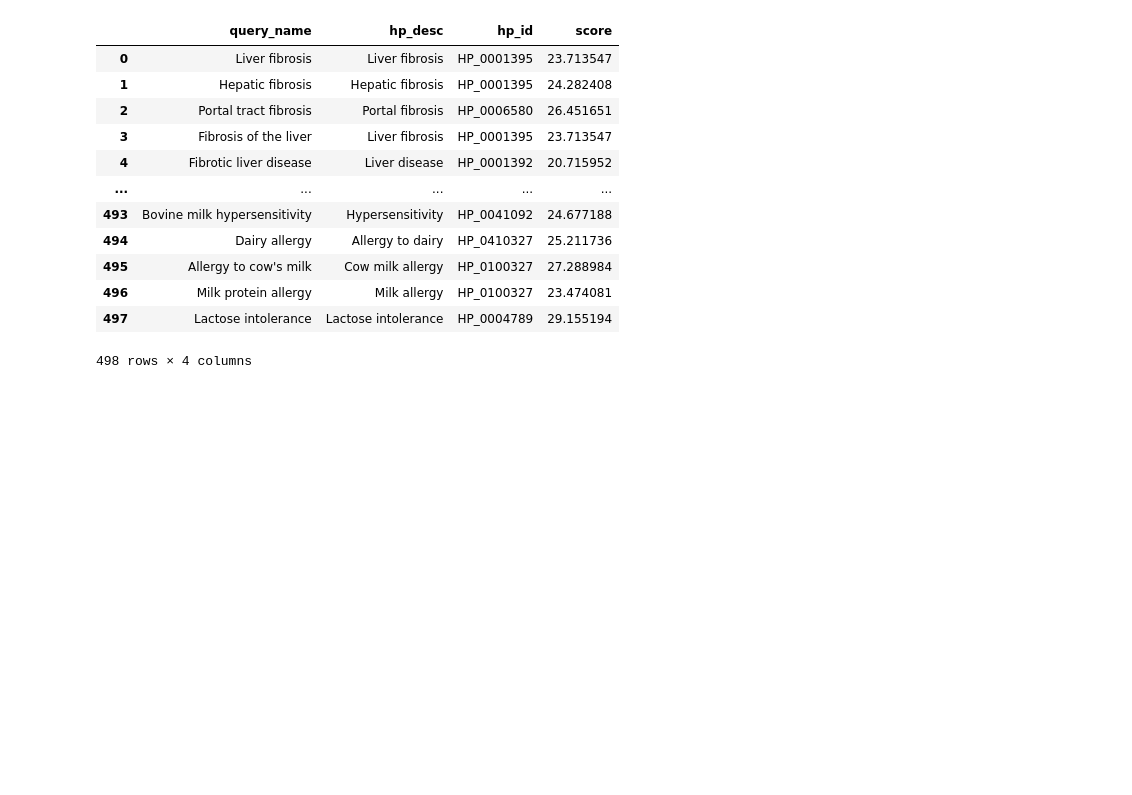
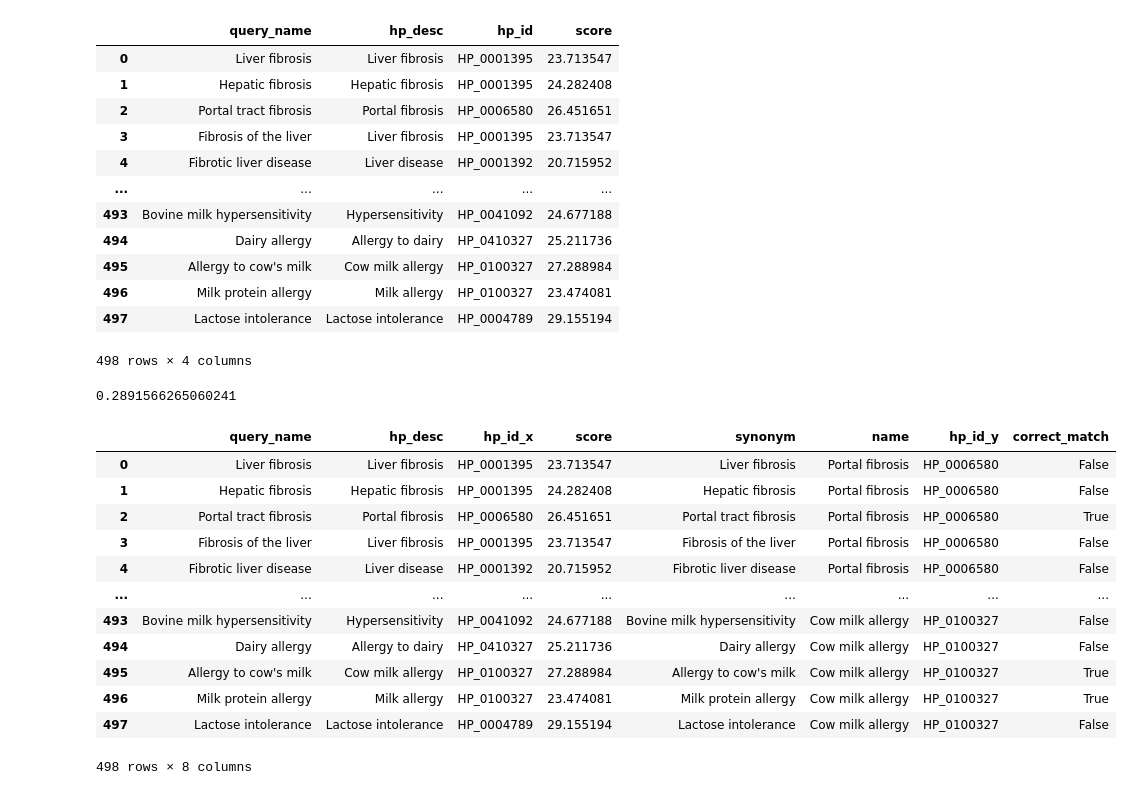
Before and after one commit to stormliucong/RARE-GPT, a Jupyter notebook: concept_normalization/get_lucene_index_based_benchmark.ipynb, the cells around one changed output. Saved outputs shown, nothing was run; the diff lists cells and outputs as text; code cells hidden in the pictures; blank space fills up the shorter version.

```diff
--- a/concept_normalization/get_lucene_index_based_benchmark.ipynb
+++ b/concept_normalization/get_lucene_index_based_benchmark.ipynb
@@ -125,0 +136,28 @@ query_terms(index_dir, query_name_list, output, top_k=1)
+# %%
+# gpt synonyms evaluation
+query_name_list = pd.read_csv('gpt_synonym_df.csv')['synonym'].tolist()
+output = './woosh_gpt_synonyms_query_results.csv'
+index_dir = './woosh_index'
+query_results = query_terms(index_dir, query_name_list, output, top_k=1)
+evaluation_df = query_results.merge(pd.read_csv('gpt_synonym_df.csv'),left_on='query_name',right_on='synonym')
+evaluation_df['correct_match'] = evaluation_df['hp_id_x'] == evaluation_df['hp_id_y']
+# rate of correct_match
+evaluation_df['correct_match'].sum()/evaluation_df['correct_match'].shape[0]
+# %% [output]
+0.2891566265060241
+# %%
+evaluation_df
+# %% [output]
+|  | query_name | hp_desc | hp_id_x | score | synonym | name | hp_id_y | correct_match |
+| 0 | Liver fibrosis | Liver fibrosis | HP_0001395 | 23.713547 | Liver fibrosis | Portal fibrosis | HP_0006580 | False |
+| 1 | Hepatic fibrosis | Hepatic fibrosis | HP_0001395 | 24.282408 | Hepatic fibrosis | Portal fibrosis | HP_0006580 | False |
+| 2 | Portal tract fibrosis | Portal fibrosis | HP_0006580 | 26.451651 | Portal tract fibrosis | Portal fibrosis | HP_0006580 | True |
+| 3 | Fibrosis of the liver | Liver fibrosis | HP_0001395 | 23.713547 | Fibrosis of the liver | Portal fibrosis | HP_0006580 | False |
+| 4 | Fibrotic liver disease | Liver disease | HP_0001392 | 20.715952 | Fibrotic liver disease | Portal fibrosis | HP_0006580 | False |
+| ... | ... | ... | ... | ... | ... | ... | ... | ... |
+| 493 | Bovine milk hypersensitivity | Hypersensitivity | HP_0041092 | 24.677188 | Bovine milk hypersensitivity | Cow milk allergy | HP_0100327 | False |
+| 494 | Dairy allergy | Allergy to dairy | HP_0410327 | 25.211736 | Dairy allergy | Cow milk allergy | HP_0100327 | False |
+| 495 | Allergy to cow's milk | Cow milk allergy | HP_0100327 | 27.288984 | Allergy to cow's milk | Cow milk allergy | HP_0100327 | True |
+| 496 | Milk protein allergy | Milk allergy | HP_0100327 | 23.474081 | Milk protein allergy | Cow milk allergy | HP_0100327 | True |
+| 497 | Lactose intolerance | Lactose intolerance | HP_0004789 | 29.155194 | Lactose intolerance | Cow milk allergy | HP_0100327 | False |
+498 rows × 8 columns
```
Also changed, not shown: parts of 2 cells of this notebook, 9 other files.
